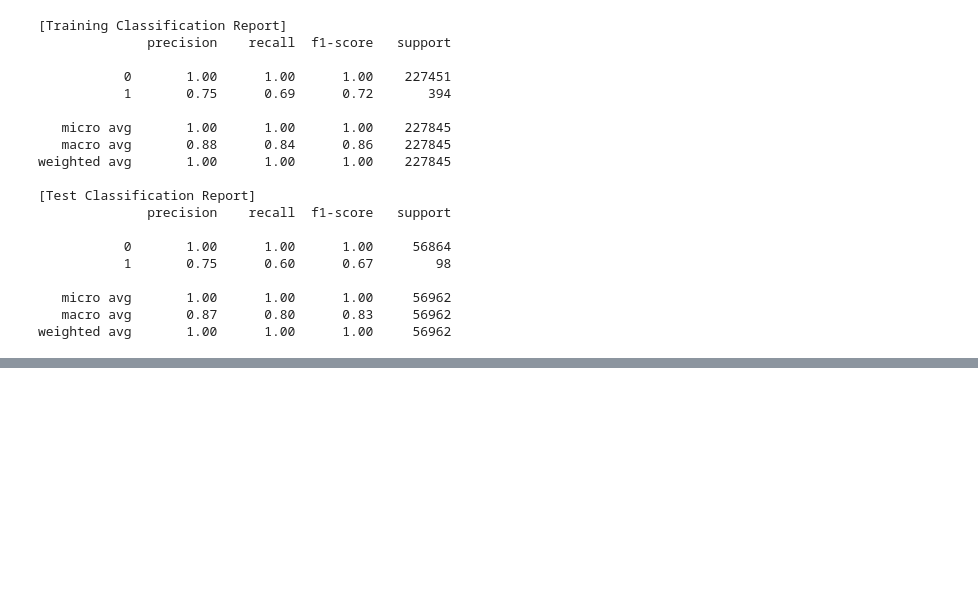
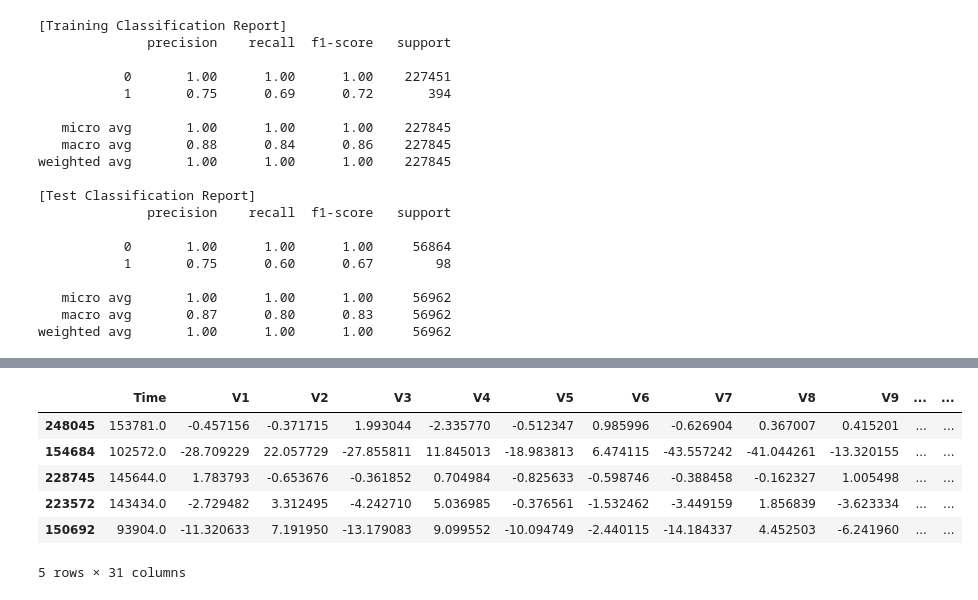
Before and after one commit to harineem1/Springboard01, a Jupyter notebook: Capstone/Capstone 1/Code/CP1 Using Logistic Regression.ipynb, the cells around one changed output, grey strips where cells are left out. Saved outputs shown, nothing was run; the diff lists cells and outputs as text; code cells hidden in the pictures; blank space fills up the shorter version.

```diff
--- a/Capstone/Capstone 1/Code/CP1 Using Logistic Regression.ipynb
+++ b/Capstone/Capstone 1/Code/CP1 Using Logistic Regression.ipynb
@@ -244,0 +314,21 @@ The classification report metrics are similar in training and Test.
+# %%
+data = data.sample(frac=1)
+
+# amount of fraud classes 492 rows.
+fraud_data = data.loc[data['Class'] == 1]
+non_fraud_data = data.loc[data['Class'] == 0][:492]
+
+normal_distributed_data = pd.concat([fraud_data, non_fraud_data])
+
+# Shuffle dataframe rows
+sampled_data = normal_distributed_data.sample(frac=1, random_state=42)
+
+sampled_data.head()
+# %% [output]
+|  | Time | V1 | V2 | V3 | V4 | V5 | V6 | V7 | V8 | V9 | ... | ... |
+| 248045 | 153781.0 | -0.457156 | -0.371715 | 1.993044 | -2.335770 | -0.512347 | 0.985996 | -0.626904 | 0.367007 | 0.415201 | ... | ... |
+| 154684 | 102572.0 | -28.709229 | 22.057729 | -27.855811 | 11.845013 | -18.983813 | 6.474115 | -43.557242 | -41.044261 | -13.320155 | ... | ... |
+| 228745 | 145644.0 | 1.783793 | -0.653676 | -0.361852 | 0.704984 | -0.825633 | -0.598746 | -0.388458 | -0.162327 | 1.005498 | ... | ... |
+| 223572 | 143434.0 | -2.729482 | 3.312495 | -4.242710 | 5.036985 | -0.376561 | -1.532462 | -3.449159 | 1.856839 | -3.623334 | ... | ... |
+| 150692 | 93904.0 | -11.320633 | 7.191950 | -13.179083 | 9.099552 | -10.094749 | -2.440115 | -14.184337 | 4.452503 | -6.241960 | ... | ... |
+5 rows × 31 columns
```
Also changed, not shown: parts of 22 cells of this notebook.
